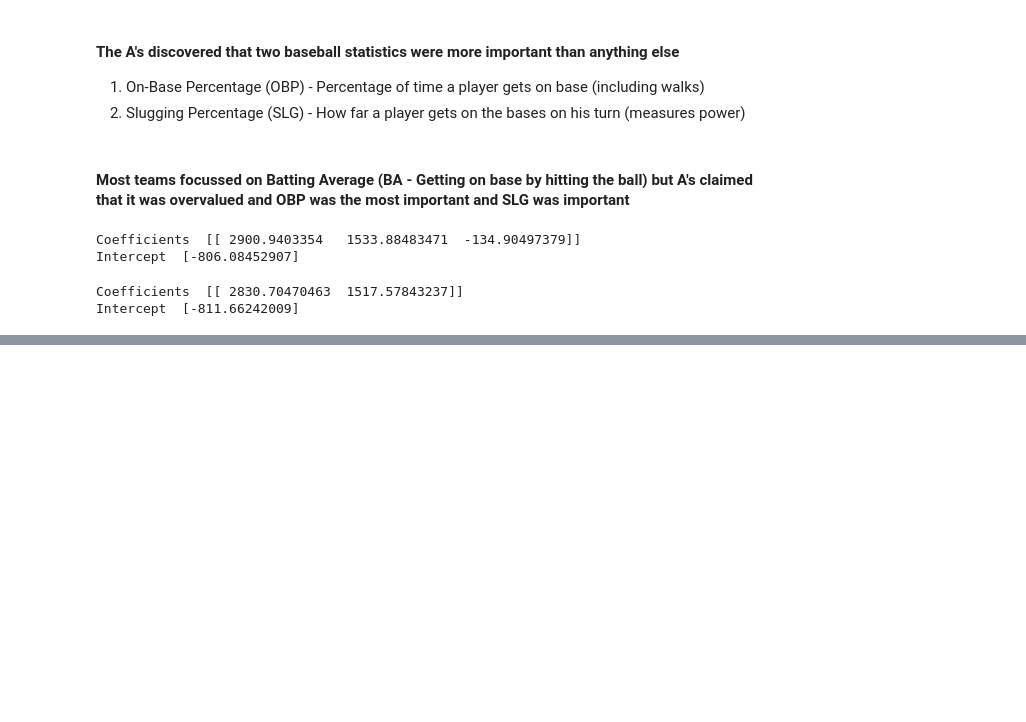
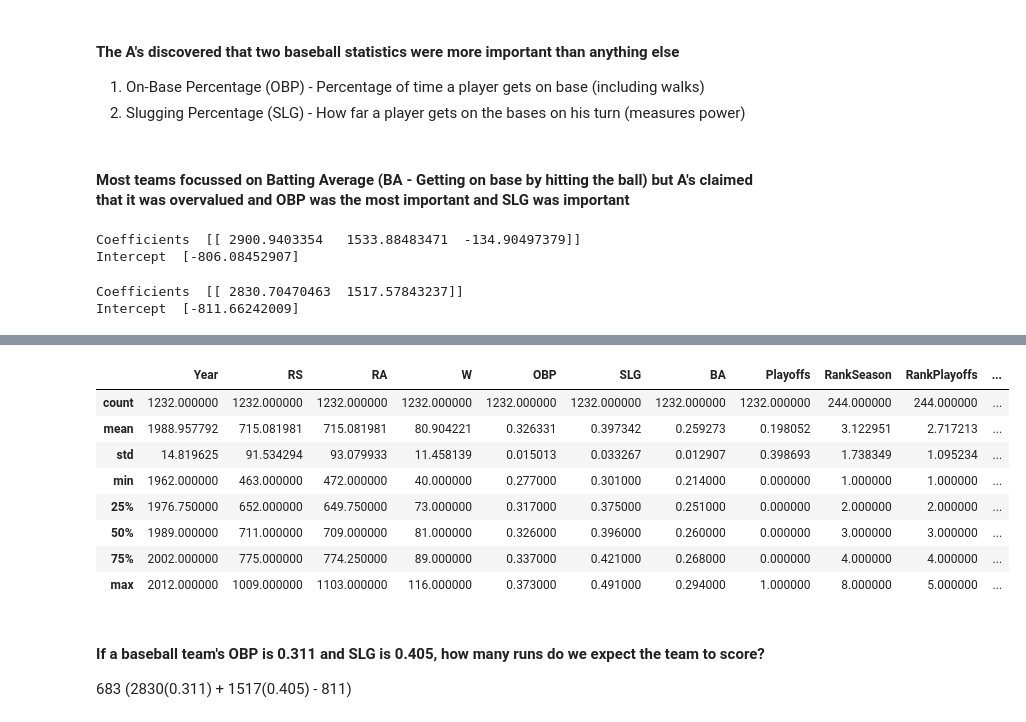
Before and after one commit to vimde/Linear-Regression, a Jupyter notebook: Baseball Playoffs/Baseball Playoffs.ipynb, the cells around one changed output, grey strips where cells are left out. Saved outputs shown, nothing was run; the diff lists cells and outputs as text; code cells hidden in the pictures; blank space fills up the shorter version.

Commit message:
Baseball Playoffs prediction

```diff
--- a/Baseball Playoffs/Baseball Playoffs.ipynb
+++ b/Baseball Playoffs/Baseball Playoffs.ipynb
@@ -159,0 +207,16 @@ Intercept  [-811.66242009]
+# %%
+baseball.describe()
+# %% [output]
+|  | Year | RS | RA | W | OBP | SLG | BA | Playoffs | RankSeason | RankPlayoffs | ... |
+| count | 1232.000000 | 1232.000000 | 1232.000000 | 1232.000000 | 1232.000000 | 1232.000000 | 1232.000000 | 1232.000000 | 244.000000 | 244.000000 | ... |
+| mean | 1988.957792 | 715.081981 | 715.081981 | 80.904221 | 0.326331 | 0.397342 | 0.259273 | 0.198052 | 3.122951 | 2.717213 | ... |
+| std | 14.819625 | 91.534294 | 93.079933 | 11.458139 | 0.015013 | 0.033267 | 0.012907 | 0.398693 | 1.738349 | 1.095234 | ... |
+| min | 1962.000000 | 463.000000 | 472.000000 | 40.000000 | 0.277000 | 0.301000 | 0.214000 | 0.000000 | 1.000000 | 1.000000 | ... |
+| 25% | 1976.750000 | 652.000000 | 649.750000 | 73.000000 | 0.317000 | 0.375000 | 0.251000 | 0.000000 | 2.000000 | 2.000000 | ... |
+| 50% | 1989.000000 | 711.000000 | 709.000000 | 81.000000 | 0.326000 | 0.396000 | 0.260000 | 0.000000 | 3.000000 | 3.000000 | ... |
+| 75% | 2002.000000 | 775.000000 | 774.250000 | 89.000000 | 0.337000 | 0.421000 | 0.268000 | 0.000000 | 4.000000 | 4.000000 | ... |
+| max | 2012.000000 | 1009.000000 | 1103.000000 | 116.000000 | 0.373000 | 0.491000 | 0.294000 | 1.000000 | 8.000000 | 5.000000 | ... |
+# %% [markdown]
+#### If a baseball team's OBP is 0.311 and SLG is 0.405, how many runs do we expect the team to score?
+
+683 (2830(0.311) + 1517(0.405) - 811)
```
Also changed, not shown: parts of 4 cells of this notebook.
